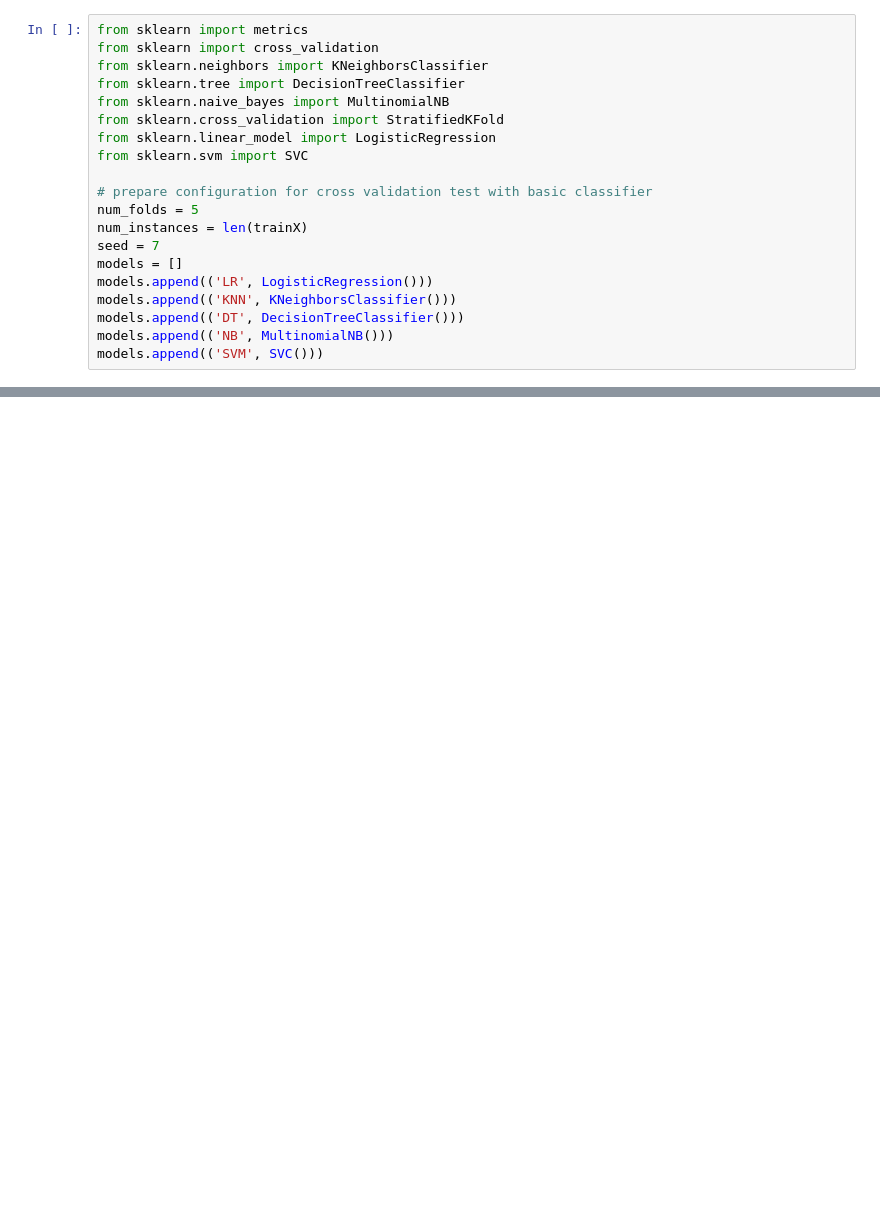
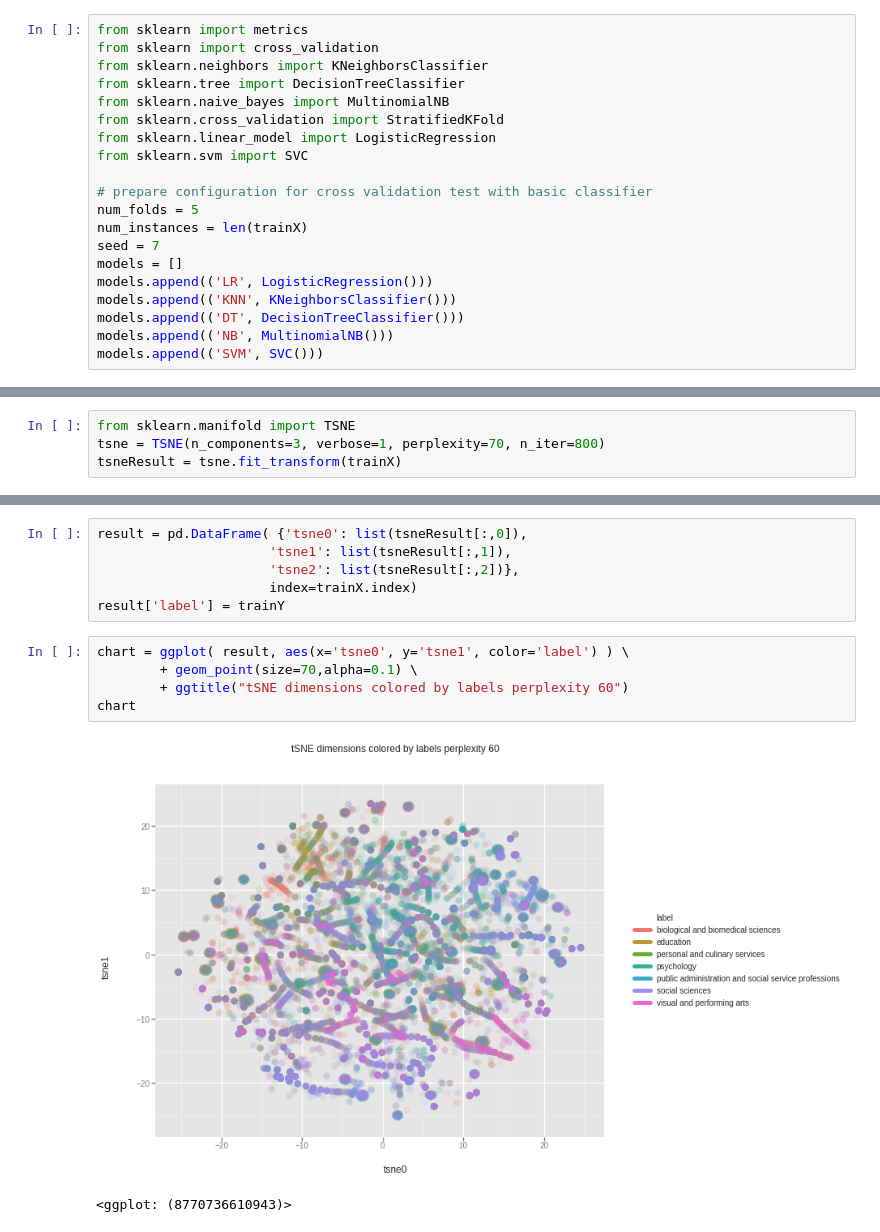
Before and after one commit to darekarsam/student-data-analysis, a Jupyter notebook: Sandbox.ipynb, the cells around one changed output, grey strips where cells are left out. Saved outputs shown, nothing was run; the diff lists cells and outputs as text; blank space fills up the shorter version.

```diff
--- a/Sandbox.ipynb
+++ b/Sandbox.ipynb
@@ -371,0 +399,4 @@ plt.show()
+# %%
+from sklearn.manifold import TSNE
+tsne = TSNE(n_components=3, verbose=1, perplexity=70, n_iter=800)
+tsneResult = tsne.fit_transform(trainX)
@@ -371,0 +421,14 @@ plt.show()
+# %%
+result = pd.DataFrame( {'tsne0': list(tsneResult[:,0]),
+                      'tsne1': list(tsneResult[:,1]),
+                      'tsne2': list(tsneResult[:,2])},
+                      index=trainX.index)
+result['label'] = trainY
+# %%
+chart = ggplot( result, aes(x='tsne0', y='tsne1', color='label') ) \
+        + geom_point(size=70,alpha=0.1) \
+        + ggtitle("tSNE dimensions colored by labels perplexity 60")
+chart
+# %% [output]
+[figure, added]
+<ggplot: (8770736610943)>
```
Also changed, not shown: parts of 26 cells of this notebook.
